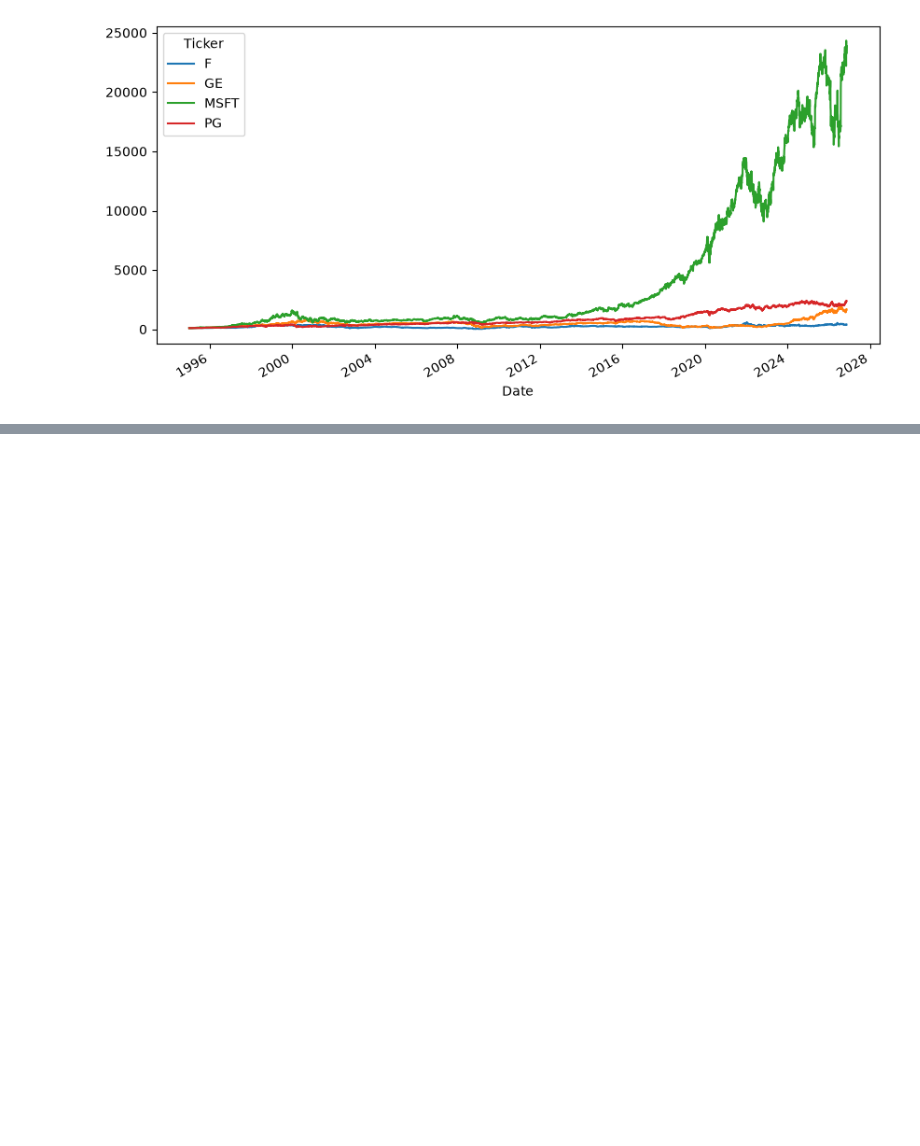
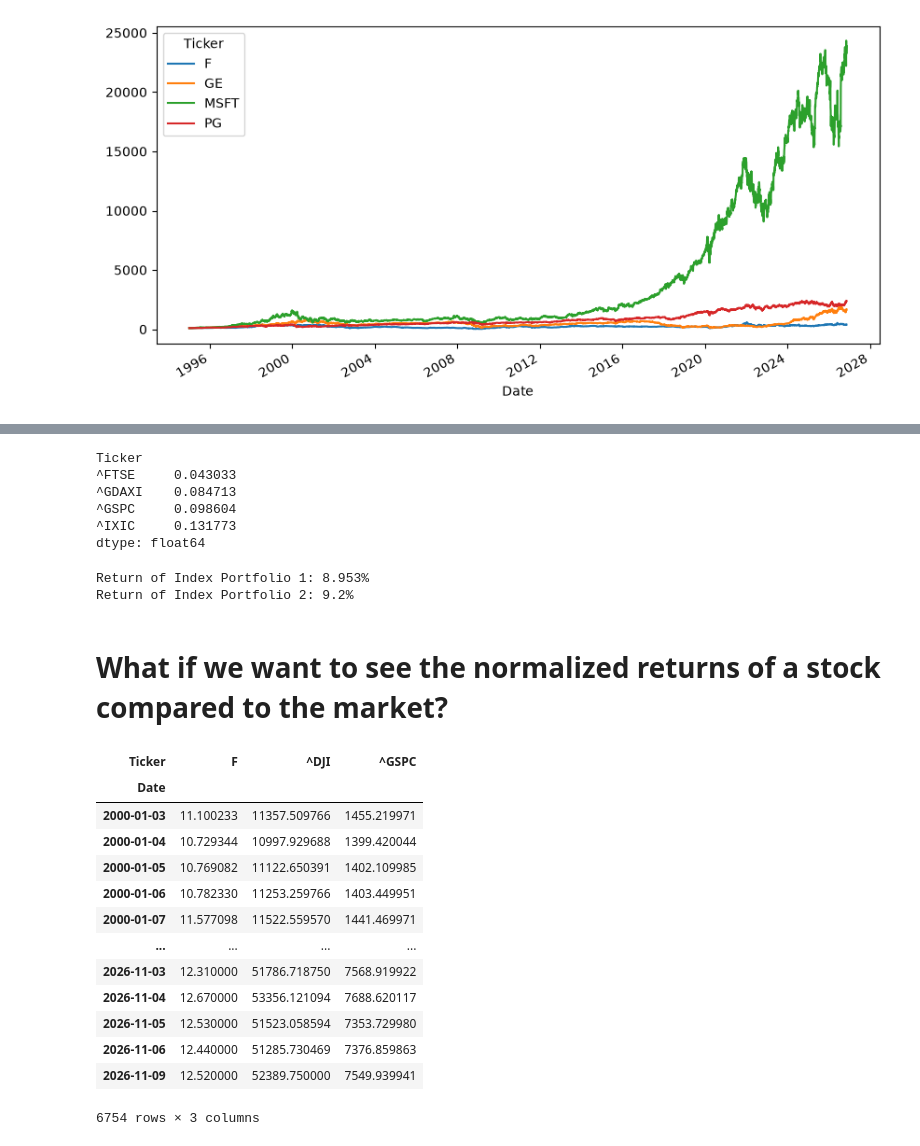
Before and after one commit to VinceLynch2002/portfolio-project, a Jupyter notebook: notebooks/practice/data.ipynb, the cells around one changed output, grey strips where cells are left out. Saved outputs shown, nothing was run; the diff lists cells and outputs as text; code cells hidden in the pictures; blank space fills up the shorter version.

```diff
--- a/notebooks/practice/data.ipynb
+++ b/notebooks/practice/data.ipynb
@@ -392,0 +551,23 @@ plt.show()
+# %%
+#annualized
+index_returns_a = index_returns.mean() * 250
+index_returns_a
+# %% [output]
+Ticker
+^FTSE     0.043033
+^GDAXI    0.084713
+^GSPC     0.098604
+^IXIC     0.131773
+dtype: float64
+# %%
+index_weights_1 = np.array([0.25,0.25,0.25,0.25])
+index_weights_2 = np.array([0.35,0.15,0.05,0.45])
+index_portfolio_return_1 = np.dot(index_returns_a,index_weights_1)
+index_portfolio_return_2 = np.dot(index_returns_a,index_weights_2)
+print(f"Return of Index Portfolio 1: {str(round(index_portfolio_return_1,5)*100)}%")
+print(f"Return of Index Portfolio 2: {str(round(index_portfolio_return_2,5)*100)}%")
+# %% [output]
+Return of Index Portfolio 1: 8.953%
+Return of Index Portfolio 2: 9.2%
+# %% [markdown]
+# What if we want to see the normalized returns of a stock compared to the market?
@@ -392,0 +577,18 @@ plt.show()
+# %%
+comp_data['Close']
+#this is Ford compared to the Dow Jones and SnP 500 since 2000
+# %% [output]
+| Ticker | F | ^DJI | ^GSPC |
+| Date |  |  |  |
+| 2000-01-03 | 11.100233 | 11357.509766 | 1455.219971 |
+| 2000-01-04 | 10.729344 | 10997.929688 | 1399.420044 |
+| 2000-01-05 | 10.769082 | 11122.650391 | 1402.109985 |
+| 2000-01-06 | 10.782330 | 11253.259766 | 1403.449951 |
+| 2000-01-07 | 11.577098 | 11522.559570 | 1441.469971 |
+| ... | ... | ... | ... |
+| 2026-11-03 | 12.310000 | 51786.718750 | 7568.919922 |
+| 2026-11-04 | 12.670000 | 53356.121094 | 7688.620117 |
+| 2026-11-05 | 12.530000 | 51523.058594 | 7353.729980 |
+| 2026-11-06 | 12.440000 | 51285.730469 | 7376.859863 |
+| 2026-11-09 | 12.520000 | 52389.750000 | 7549.939941 |
+6754 rows × 3 columns
```
Also changed, not shown: parts of 47 cells of this notebook.
